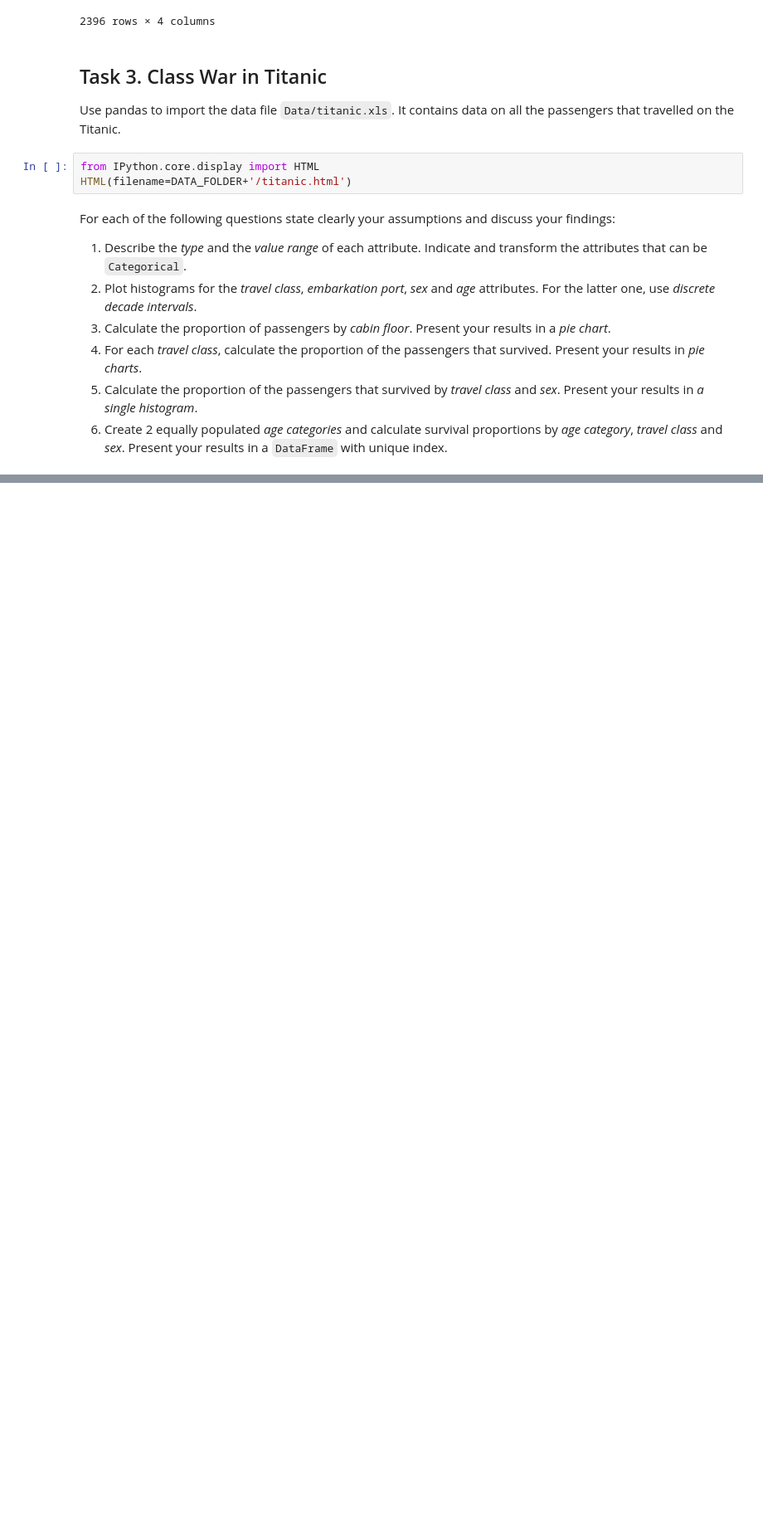
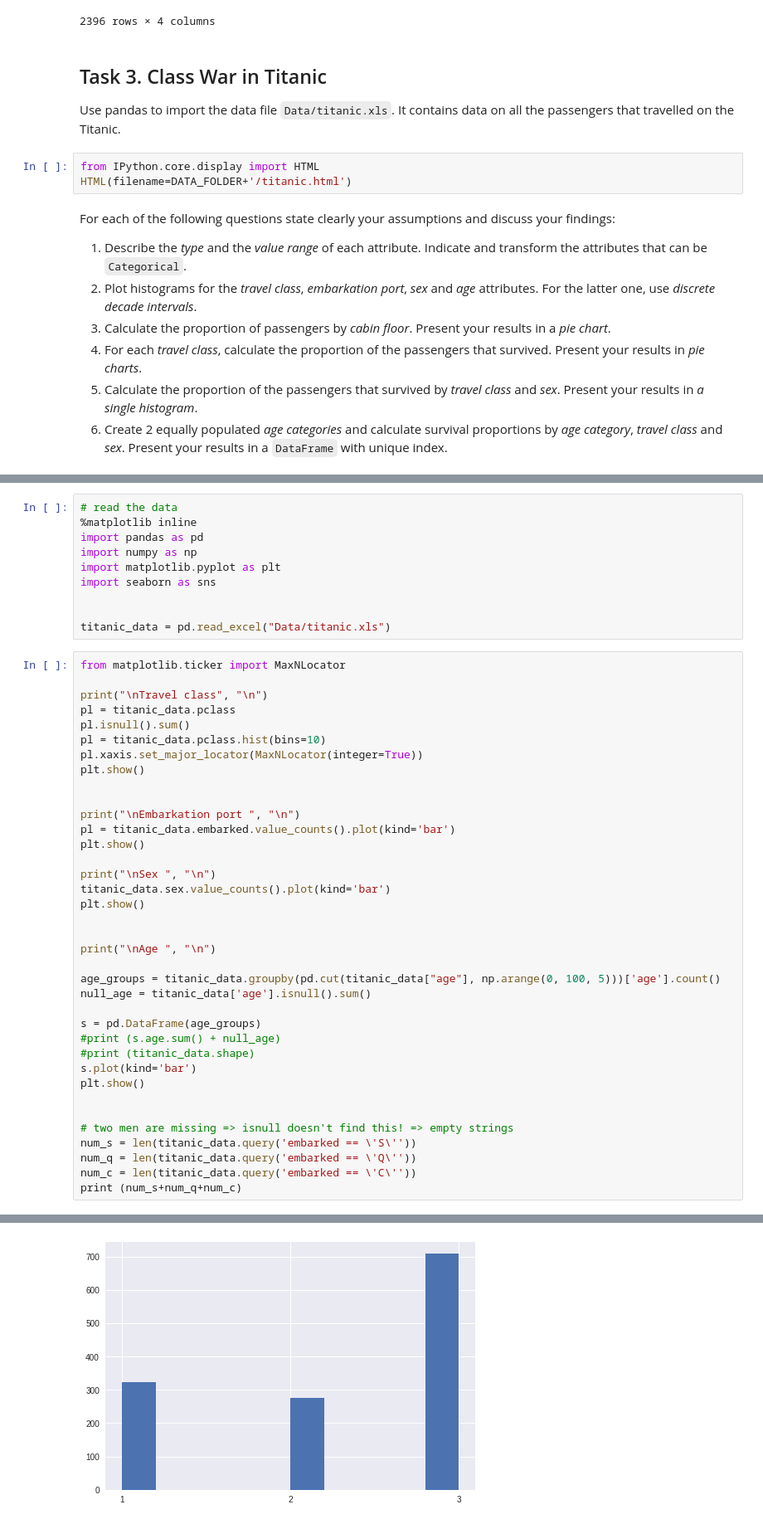
Before and after one commit to MsSquirrel/ADA---MAK, a Jupyter notebook: Homework 1.ipynb, the cells around one changed output, grey strips where cells are left out. Shown: that part at 83% size. Drawn from its saved outputs; the diff is of its cells as text; blank space fills up the shorter version.

```diff
--- a/Homework 1.ipynb
+++ b/Homework 1.ipynb
@@ -155,0 +171,48 @@ For each of the following questions state clearly your assumptions and discuss y
+# %%
+# read the data
+%matplotlib inline
+import pandas as pd
+import numpy as np
+import matplotlib.pyplot as plt
+import seaborn as sns
+
+
+titanic_data = pd.read_excel("Data/titanic.xls")
+# %%
+from matplotlib.ticker import MaxNLocator
+
+print("\nTravel class", "\n")
+pl = titanic_data.pclass
+pl.isnull().sum()
+pl = titanic_data.pclass.hist(bins=10)
+pl.xaxis.set_major_locator(MaxNLocator(integer=True))
+plt.show()
+
+
+print("\nEmbarkation port ", "\n")
+pl = titanic_data.embarked.value_counts().plot(kind='bar')
+plt.show()
+
+print("\nSex ", "\n")
+titanic_data.sex.value_counts().plot(kind='bar')
+plt.show()
+
+
+print("\nAge ", "\n")
+
+age_groups = titanic_data.groupby(pd.cut(titanic_data["age"], np.arange(0, 100, 5)))['age'].count()
+null_age = titanic_data['age'].isnull().sum()
+
+s = pd.DataFrame(age_groups)
+#print (s.age.sum() + null_age)
+#print (titanic_data.shape)
+s.plot(kind='bar')
+plt.show()
+
+
+# two men are missing => isnull doesn't find this! => empty strings
+num_s = len(titanic_data.query('embarked == \'S\''))
+num_q = len(titanic_data.query('embarked == \'Q\''))
+num_c = len(titanic_data.query('embarked == \'C\''))
+print (num_s+num_q+num_c)
+# %% [output]
@@ -155,0 +220 @@ For each of the following questions state clearly your assumptions and discuss y
+[figure, added]
```
Also changed, not shown: parts of 14 cells of this notebook.
